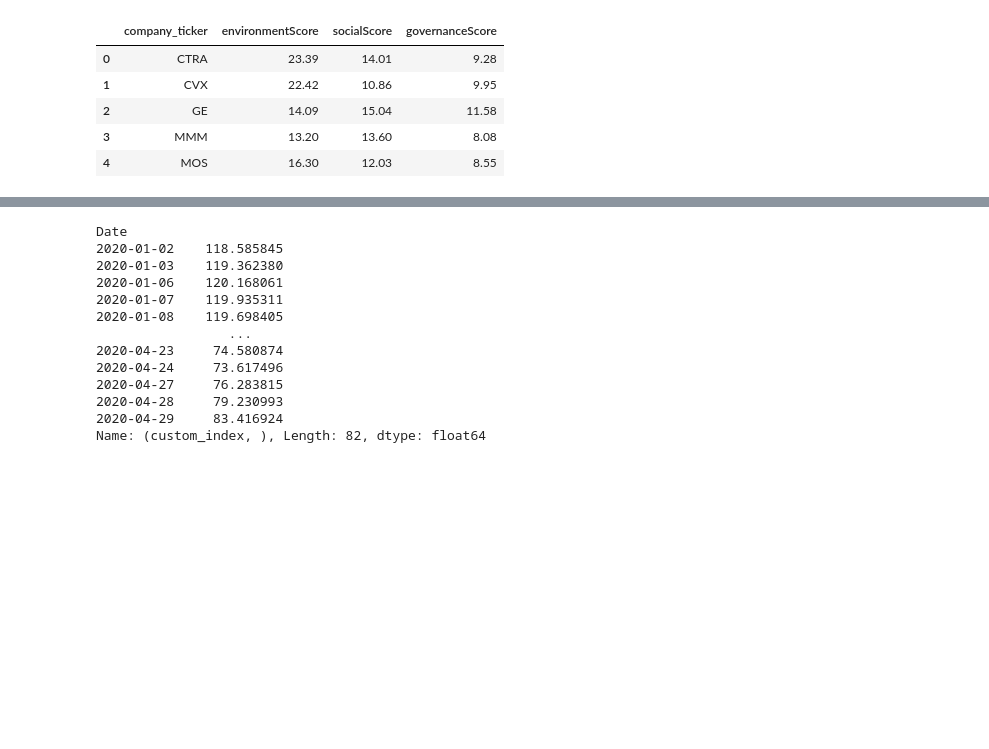
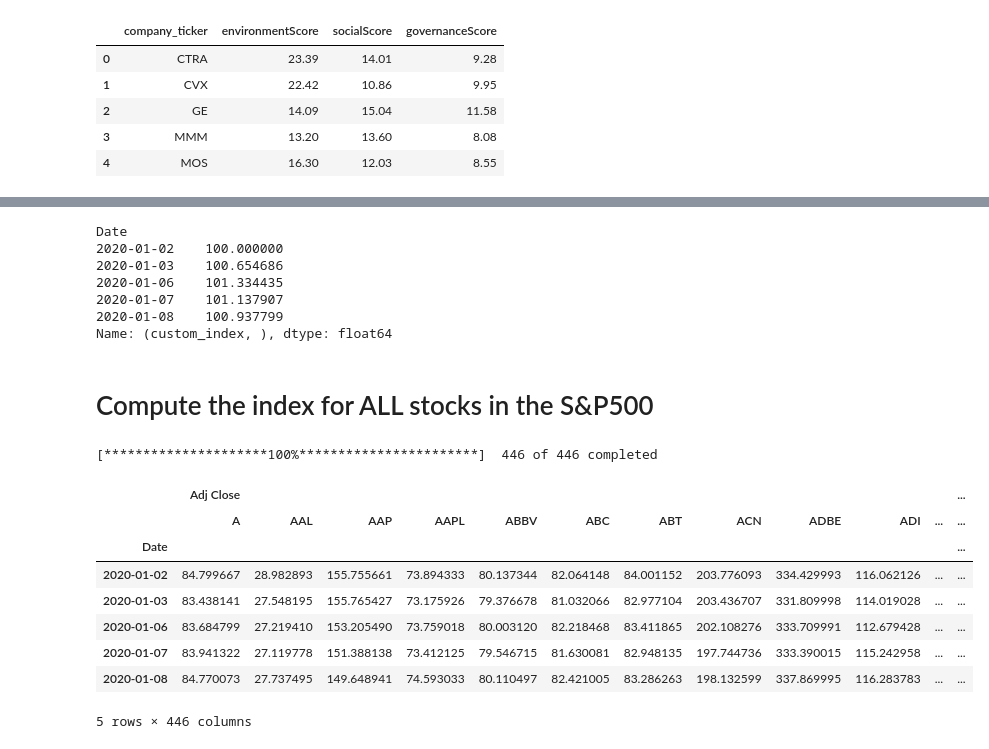
Before and after one commit to kevinbaross/custom_indexing_project, a Jupyter notebook: filter_sample.ipynb, the cells around one changed output, grey strips where cells are left out. Saved outputs shown, nothing was run; the diff lists cells and outputs as text; code cells hidden in the pictures; blank space fills up the shorter version.

```diff
--- a/filter_sample.ipynb
+++ b/filter_sample.ipynb
@@ -132,17 +135,58 @@ sp500_hist_data_closing_only = sp500_hist_data_closing.iloc[:,int(position_of_av
 
 #Print the data frame to make sure the data is fetched correctly
 sp500_hist_data_closing_only
+
+#Find the division factor to transform the data to base 100 for easy comparison
+division_factor_filtered_sp500 = sp500_hist_data_closing_only.iloc[0]
+
+#Transform closing price into base 100 for easy comparison
+sp500_hist_data_closing_only = (sp500_hist_data_closing_only/division_factor_filtered_sp500)*100
+
+#Print the data frame to make sure the data is manipulated correctly
+sp500_hist_data_closing_only.head()
 # %% [output]
 Date
-2020-01-02    118.585845
-2020-01-03    119.362380
-2020-01-06    120.168061
-2020-01-07    119.935311
-2020-01-08    119.698405
-                 ...
-2020-04-23     74.580874
-2020-04-24     73.617496
-2020-04-27     76.283815
-2020-04-28     79.230993
-2020-04-29     83.416924
-Name: (custom_index, ), Length: 82, dtype: float64
+2020-01-02    100.000000
+2020-01-03    100.654686
+2020-01-06    101.334435
+2020-01-07    101.137907
+2020-01-08    100.937799
+Name: (custom_index, ), dtype: float64
+# %% [markdown]
+# Compute the index for ALL stocks in the S&P500
+# %%
+# Fetch the data for ALL S&P 500 as an index for comparison
+
+# Create and execute a query to return the list of tickers for S&P 500
+query_all_sp500 = """
+SELECT company_ticker
+FROM esg_score_info
+"""
+
+# read in your SQL query results using pandas
+all_sp500_df = pd.read_sql(query_all_sp500, con=engine)
+all_sp500_ticker = all_sp500_df['company_ticker']
+
+#Download historical data for S&P 500
+all_sp500_hist_data = yf.download(list(all_sp500_ticker), start="2020-01-01", end="2020-04-30")
+# %% [output]
+[*********************100%***********************]  446 of 446 completed
+# %%
+#Count the number of column fetched
+all_sp500_column_count = (len(all_sp500_hist_data.columns))/6
+
+#Fetch only the "Adjusted Closing Price" from the data frame
+all_sp500_hist_data_closing = all_sp500_hist_data.iloc[:,0:int(all_sp500_column_count)]
+
+#Print the data frame to make sure the data is fetched correctly
+all_sp500_hist_data_closing.head()
+# %% [output]
+|  | Adj Close |  |  |  |  |  |  |  |  |  |  | ... |
+|  | A | AAL | AAP | AAPL | ABBV | ABC | ABT | ACN | ADBE | ADI | ... | ... |
+| Date |  |  |  |  |  |  |  |  |  |  |  | ... |
+| 2020-01-02 | 84.799667 | 28.982893 | 155.755661 | 73.894333 | 80.137344 | 82.064148 | 84.001152 | 203.776093 | 334.429993 | 116.062126 | ... | ... |
+| 2020-01-03 | 83.438141 | 27.548195 | 155.765427 | 73.175926 | 79.376678 | 81.032066 | 82.977104 | 203.436707 | 331.809998 | 114.019028 | ... | ... |
+| 2020-01-06 | 83.684799 | 27.219410 | 153.205490 | 73.759018 | 80.003120 | 82.218468 | 83.411865 | 202.108276 | 333.709991 | 112.679428 | ... | ... |
+| 2020-01-07 | 83.941322 | 27.119778 | 151.388138 | 73.412125 | 79.546715 | 81.630081 | 82.948135 | 197.744736 | 333.390015 | 115.242958 | ... | ... |
+| 2020-01-08 | 84.770073 | 27.737495 | 149.648941 | 74.593033 | 80.110497 | 82.421005 | 83.286263 | 198.132599 | 337.869995 | 116.283783 | ... | ... |
+5 rows × 446 columns
```
Also changed, not shown: parts of 9 cells of this notebook.
